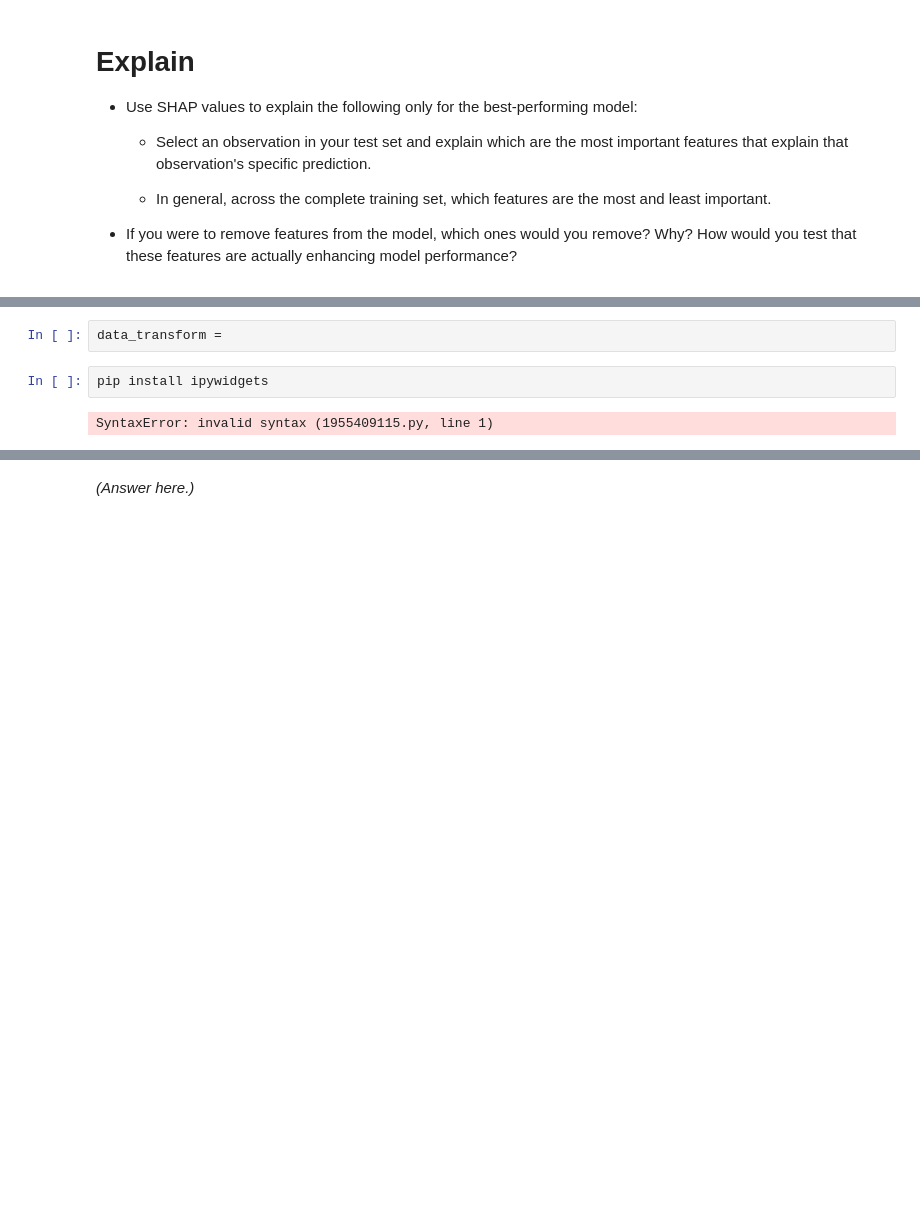
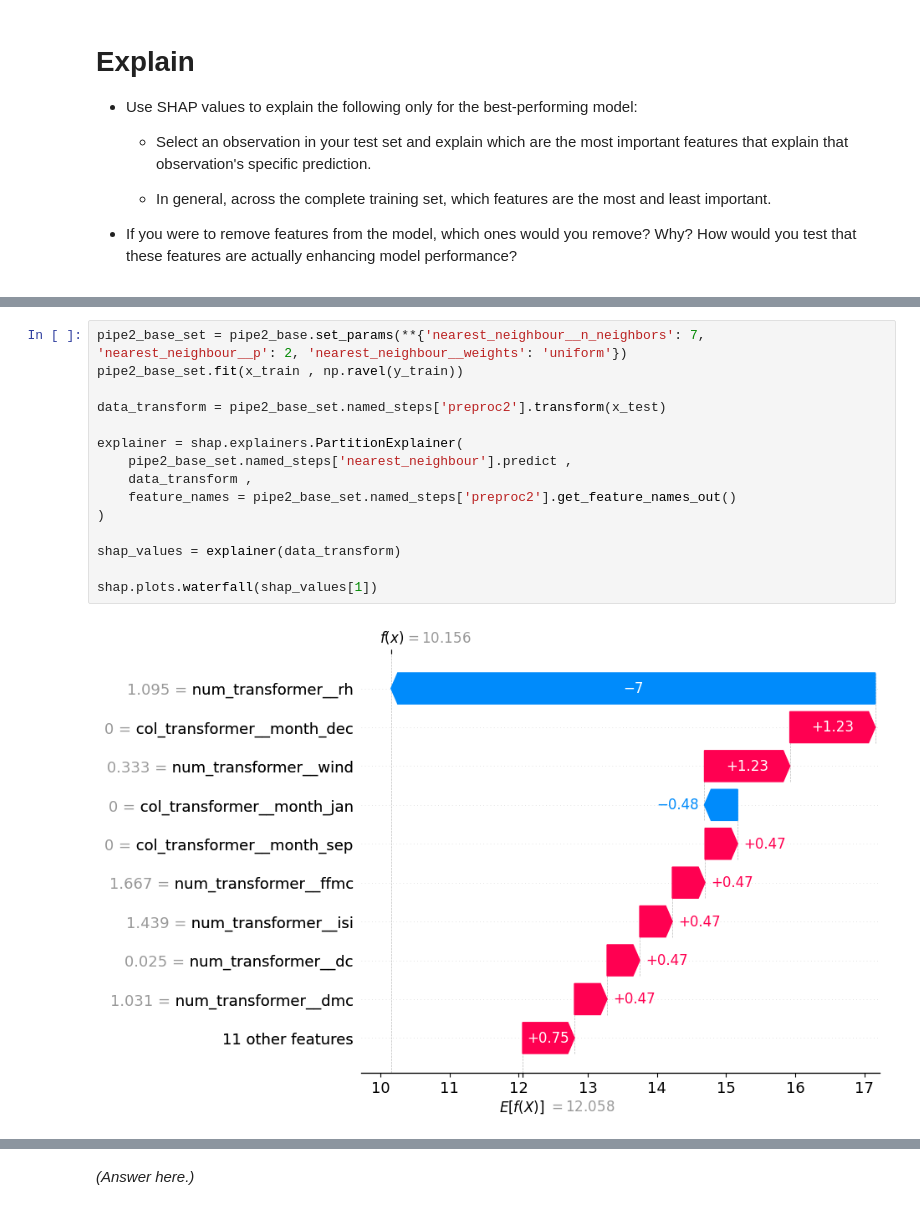
Before and after one commit to SupermanRitz/scaling_to_production, a Jupyter notebook: 02_activities/assignments/assignment_3.ipynb, the cells around one changed output, grey strips where cells are left out. Cells and saved outputs as stored; diff of their text form; blank space fills up the shorter version.

```diff
--- a/02_activities/assignments/assignment_3.ipynb
+++ b/02_activities/assignments/assignment_3.ipynb
@@ -455,6 +447,17 @@ IProgress not found. Please update jupyter and ipywidgets. See https://ipywidget
-# %%
-data_transform =
-# %%
-pip install ipywidgets
-# %% [output]
-SyntaxError: invalid syntax (1955409115.py, line 1)
+# %%
+pipe2_base_set = pipe2_base.set_params(**{'nearest_neighbour__n_neighbors': 7, 'nearest_neighbour__p': 2, 'nearest_neighbour__weights': 'uniform'})
+pipe2_base_set.fit(x_train , np.ravel(y_train))
+
+data_transform = pipe2_base_set.named_steps['preproc2'].transform(x_test)
+
+explainer = shap.explainers.PartitionExplainer(
+    pipe2_base_set.named_steps['nearest_neighbour'].predict ,
+    data_transform ,
+    feature_names = pipe2_base_set.named_steps['preproc2'].get_feature_names_out()
+)
+
+shap_values = explainer(data_transform)
+
+shap.plots.waterfall(shap_values[1])
+# %% [output]
+[figure, added]
```
Also changed, not shown: parts of 7 cells of this notebook.
